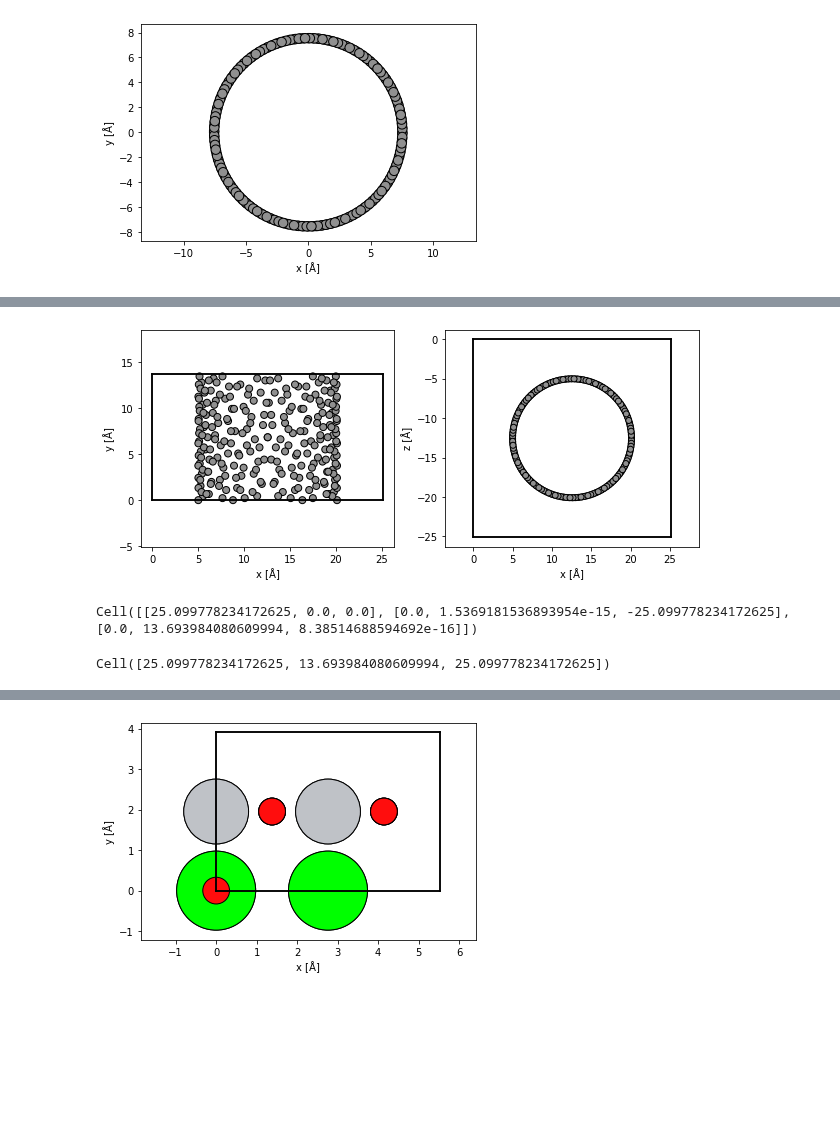
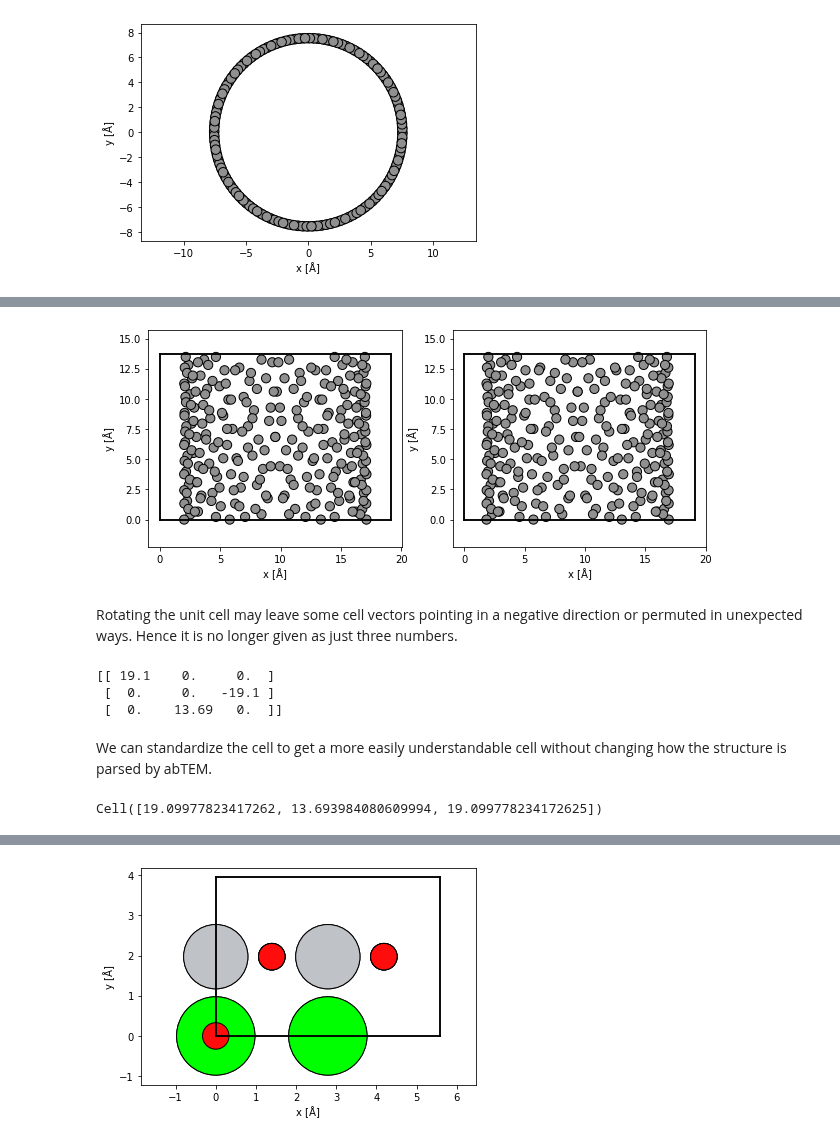
Before and after one commit to abTEM/abTEM, a Jupyter notebook: docs/user_guide/atomic_models.ipynb, the cells around one changed output, grey strips where cells are left out. Drawn from its saved outputs; the diff is of its cells as text; code cells hidden in the pictures; blank space fills up the shorter version.

```diff
--- a/docs/user_guide/atomic_models.ipynb
+++ b/docs/user_guide/atomic_models.ipynb
@@ -82,22 +120,31 @@ As shown above, the electron propagation axis is along the length of the nanotub
 # %%
-rotated_cnt = cnt.copy()
+rotated_cnt_a = cnt.copy()
 
-rotated_cnt.rotate(-90, 'x', rotate_cell=True)
+rotated_cnt_a.rotate(-90, 'x', rotate_cell=True)
 
-rotated_cnt.center(vacuum=5, axis=(0, 1))
+rotated_cnt_b = rotated_cnt_a.copy()
 
-fig, (ax1, ax2) = plt.subplots(1, 2, figsize=(10, 4))
-abtem.show_atoms(rotated_cnt, ax=ax1);
-abtem.show_atoms(rotated_cnt, ax=ax2, plane='xz');
+rotated_cnt_b.rotate(1, 'y')
+
+_, (ax1, ax2) = plt.subplots(1, 2, figsize=(10, 4))
+abtem.show_atoms(rotated_cnt_a, ax=ax1)
+abtem.show_atoms(rotated_cnt_b, ax=ax2);
 # %% [output]
-[figure, old version]
+[figure, new version]
-# %%
-rotated_cnt.cell
-# %% [output]
-Cell([[25.099778234172625, 0.0, 0.0], [0.0, 1.5369181536893954e-15, -25.099778234172625], [0.0, 13.693984080609994, 8.38514688594692e-16]])
+# %% [markdown]
+
+Rotating the unit cell may leave some cell vectors pointing in a negative direction or permuted in unexpected ways. Hence it is no longer given as just three numbers.
+# %%
+print(np.array_str(rotated_cnt_a.cell, precision=2, suppress_small=True))
+# %% [output]
+[[ 19.1    0.     0.  ]
+ [  0.     0.   -19.1 ]
+ [  0.    13.69   0.  ]]
+# %% [markdown]
+We can standardize the cell to get a more easily understandable cell without changing how the structure is parsed by abTEM.
 # %%
-rotated_cnt = abtem.structures.standardize_cell(rotated_cnt)
+rotated_cnt = abtem.structures.standardize_cell(rotated_cnt_a)
 
 rotated_cnt.cell
 # %% [output]
-Cell([25.099778234172625, 13.693984080609994, 25.099778234172625])
+Cell([19.09977823417262, 13.693984080609994, 19.099778234172625])
```
Also changed, not shown: parts of 37 cells of this notebook, 18 other files.
